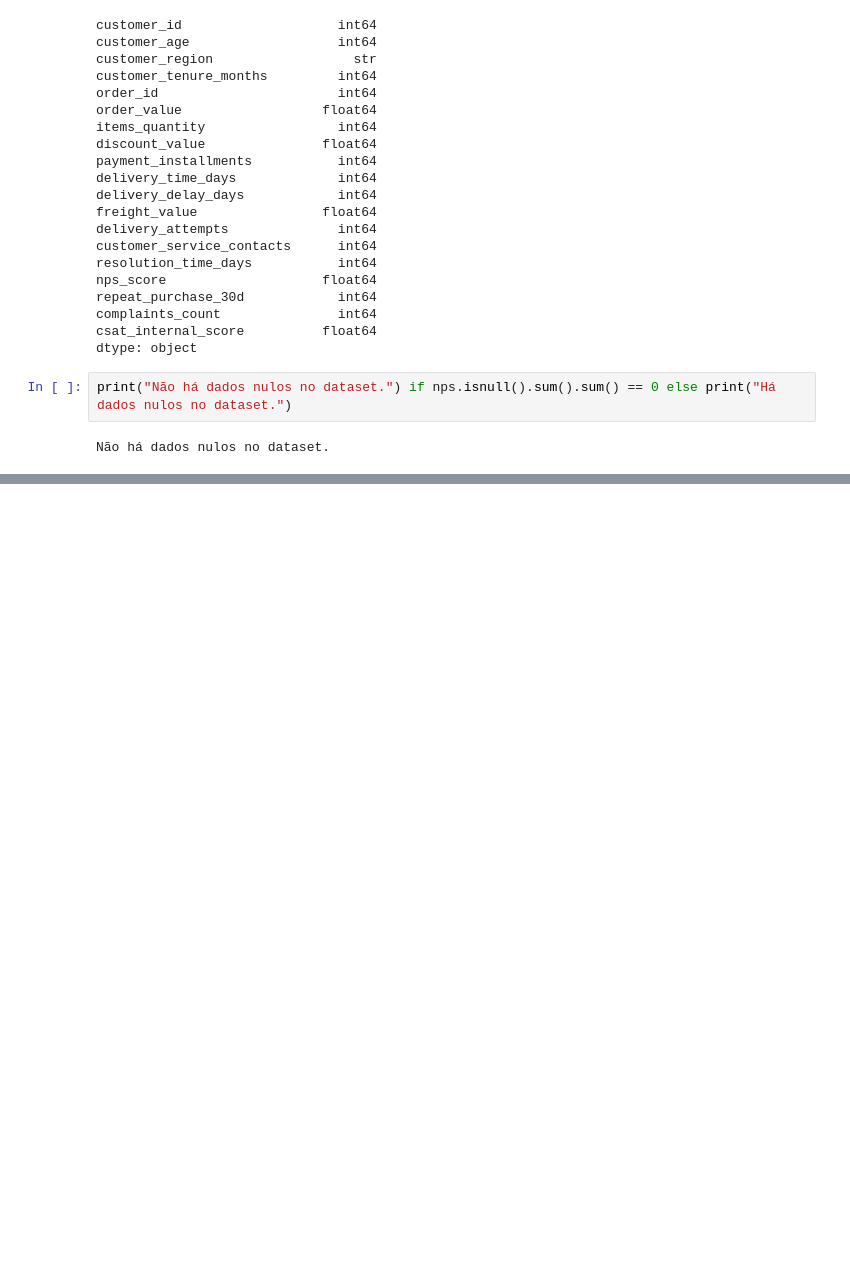
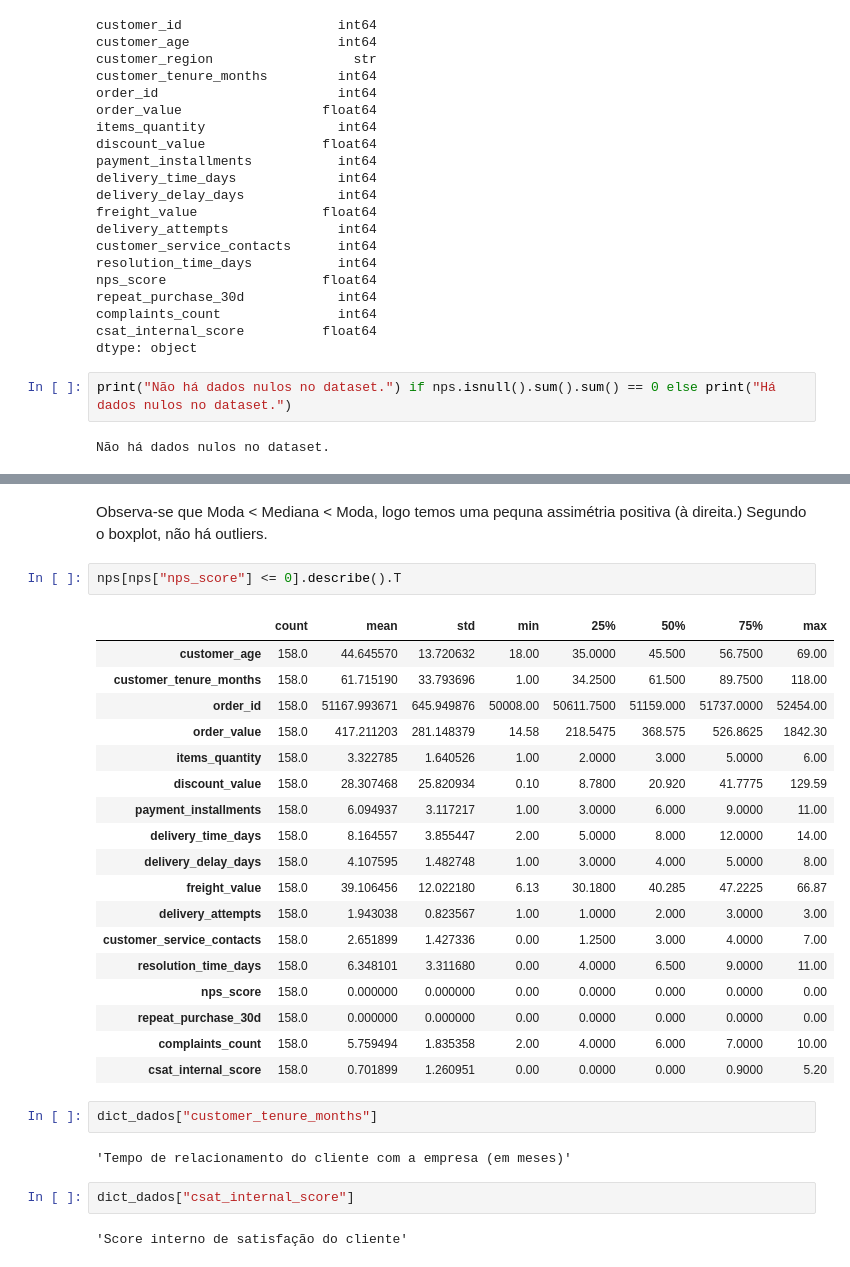
Before and after one commit to ldamaske/1IAST-Fase1, a Jupyter notebook: notebooks/EDA.ipynb, the cells around one changed output, grey strips where cells are left out. Cells and saved outputs as stored; diff of their text form; blank space fills up the shorter version.

```diff
--- a/notebooks/EDA.ipynb
+++ b/notebooks/EDA.ipynb
@@ -92,0 +194,31 @@ Não há dados nulos no dataset.
+# %% [markdown]
+Observa-se que Moda < Mediana < Moda, logo temos uma pequna assimétria positiva (à direita.) Segundo o boxplot, não há outliers.
+# %%
+nps[nps["nps_score"] <= 0].describe().T
+# %% [output]
+|  | count | mean | std | min | 25% | 50% | 75% | max |
+| customer_age | 158.0 | 44.645570 | 13.720632 | 18.00 | 35.0000 | 45.500 | 56.7500 | 69.00 |
+| customer_tenure_months | 158.0 | 61.715190 | 33.793696 | 1.00 | 34.2500 | 61.500 | 89.7500 | 118.00 |
+| order_id | 158.0 | 51167.993671 | 645.949876 | 50008.00 | 50611.7500 | 51159.000 | 51737.0000 | 52454.00 |
+| order_value | 158.0 | 417.211203 | 281.148379 | 14.58 | 218.5475 | 368.575 | 526.8625 | 1842.30 |
+| items_quantity | 158.0 | 3.322785 | 1.640526 | 1.00 | 2.0000 | 3.000 | 5.0000 | 6.00 |
+| discount_value | 158.0 | 28.307468 | 25.820934 | 0.10 | 8.7800 | 20.920 | 41.7775 | 129.59 |
+| payment_installments | 158.0 | 6.094937 | 3.117217 | 1.00 | 3.0000 | 6.000 | 9.0000 | 11.00 |
+| delivery_time_days | 158.0 | 8.164557 | 3.855447 | 2.00 | 5.0000 | 8.000 | 12.0000 | 14.00 |
+| delivery_delay_days | 158.0 | 4.107595 | 1.482748 | 1.00 | 3.0000 | 4.000 | 5.0000 | 8.00 |
+| freight_value | 158.0 | 39.106456 | 12.022180 | 6.13 | 30.1800 | 40.285 | 47.2225 | 66.87 |
+| delivery_attempts | 158.0 | 1.943038 | 0.823567 | 1.00 | 1.0000 | 2.000 | 3.0000 | 3.00 |
+| customer_service_contacts | 158.0 | 2.651899 | 1.427336 | 0.00 | 1.2500 | 3.000 | 4.0000 | 7.00 |
+| resolution_time_days | 158.0 | 6.348101 | 3.311680 | 0.00 | 4.0000 | 6.500 | 9.0000 | 11.00 |
+| nps_score | 158.0 | 0.000000 | 0.000000 | 0.00 | 0.0000 | 0.000 | 0.0000 | 0.00 |
+| repeat_purchase_30d | 158.0 | 0.000000 | 0.000000 | 0.00 | 0.0000 | 0.000 | 0.0000 | 0.00 |
+| complaints_count | 158.0 | 5.759494 | 1.835358 | 2.00 | 4.0000 | 6.000 | 7.0000 | 10.00 |
+| csat_internal_score | 158.0 | 0.701899 | 1.260951 | 0.00 | 0.0000 | 0.000 | 0.9000 | 5.20 |
+# %%
+dict_dados["customer_tenure_months"]
+# %% [output]
+'Tempo de relacionamento do cliente com a empresa (em meses)'
+# %%
+dict_dados["csat_internal_score"]
+# %% [output]
+'Score interno de satisfação do cliente'
```
Also changed, not shown: parts of 21 cells of this notebook.
